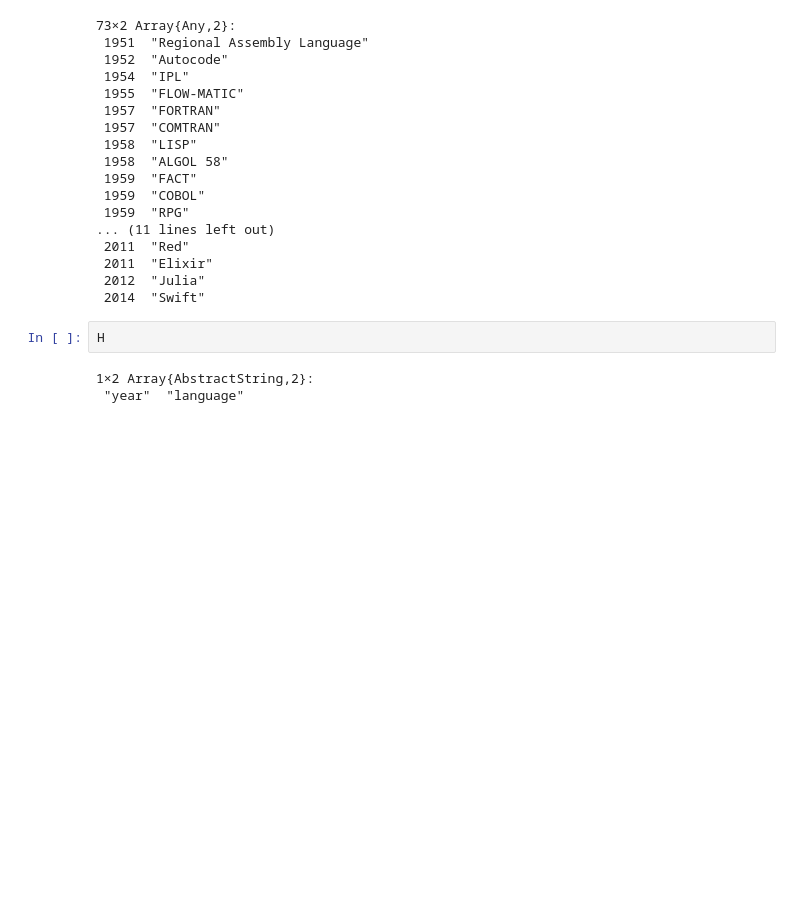
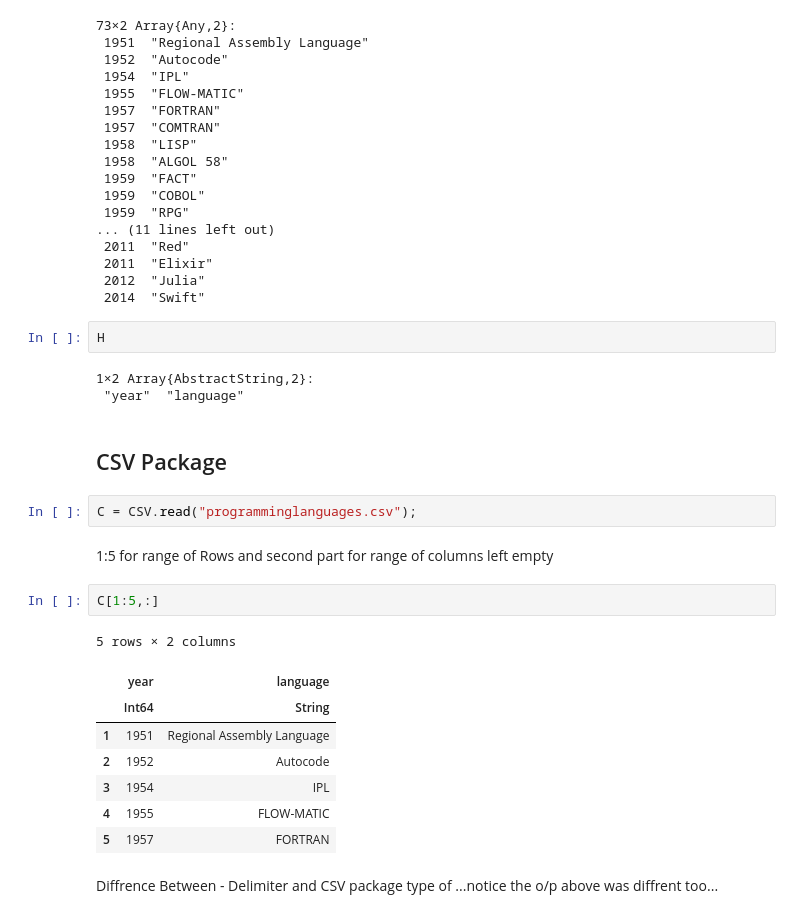
Before and after one commit to ankit48365/Julia-Repo, a Jupyter notebook: Julia01.ipynb, the cells around one changed output. Saved outputs shown, nothing was run; the diff lists cells and outputs as text; blank space fills up the shorter version.

```diff
--- a/Julia01.ipynb
+++ b/Julia01.ipynb
@@ -119,3 +128,22 @@ H
 # %% [output]
 1×2 Array{AbstractString,2}:
  "year"  "language"
+# %% [markdown]
+## CSV Package
+# %%
+C = CSV.read("programminglanguages.csv");
+# %% [markdown]
+1:5 for range of Rows and second part for range of columns left empty
+# %%
+C[1:5,:]
+# %% [output]
+5 rows × 2 columns
+|  | year | language |
+|  | Int64 | String |
+| 1 | 1951 | Regional Assembly Language |
+| 2 | 1952 | Autocode |
+| 3 | 1954 | IPL |
+| 4 | 1955 | FLOW-MATIC |
+| 5 | 1957 | FORTRAN |
+# %% [markdown]
+Diffrence Between - Delimiter and CSV package type of ...notice the o/p above was diffrent too...
```
Also changed, not shown: parts of 4 cells of this notebook.
